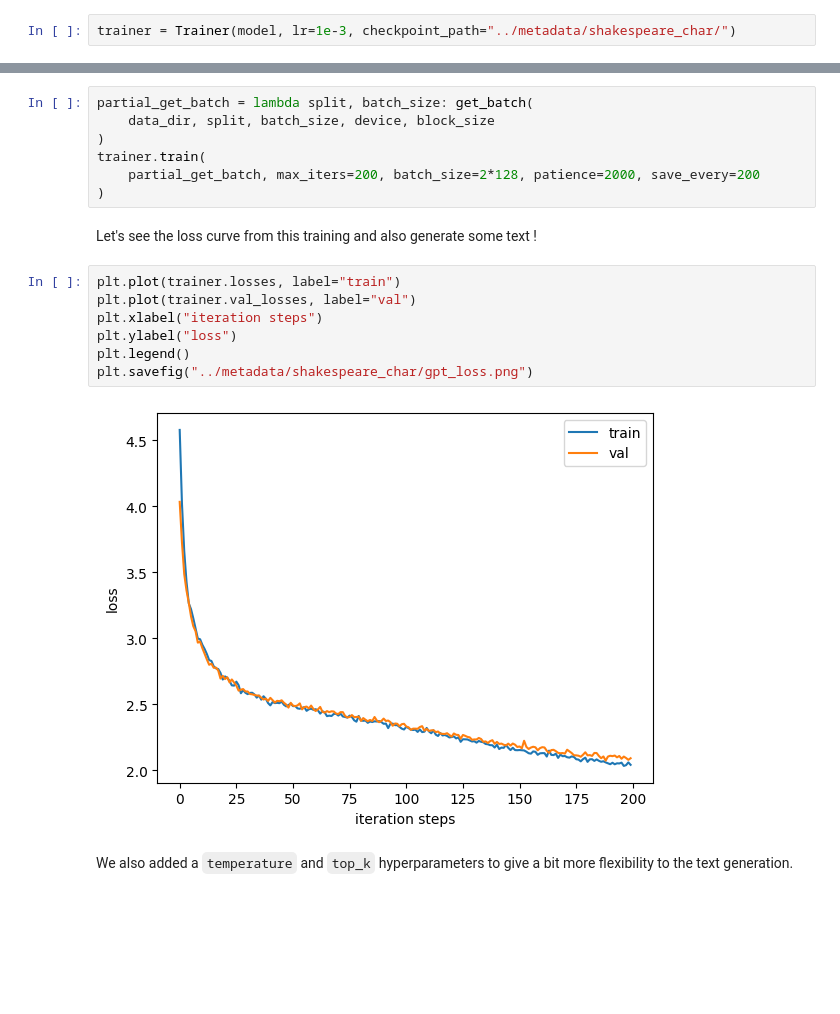
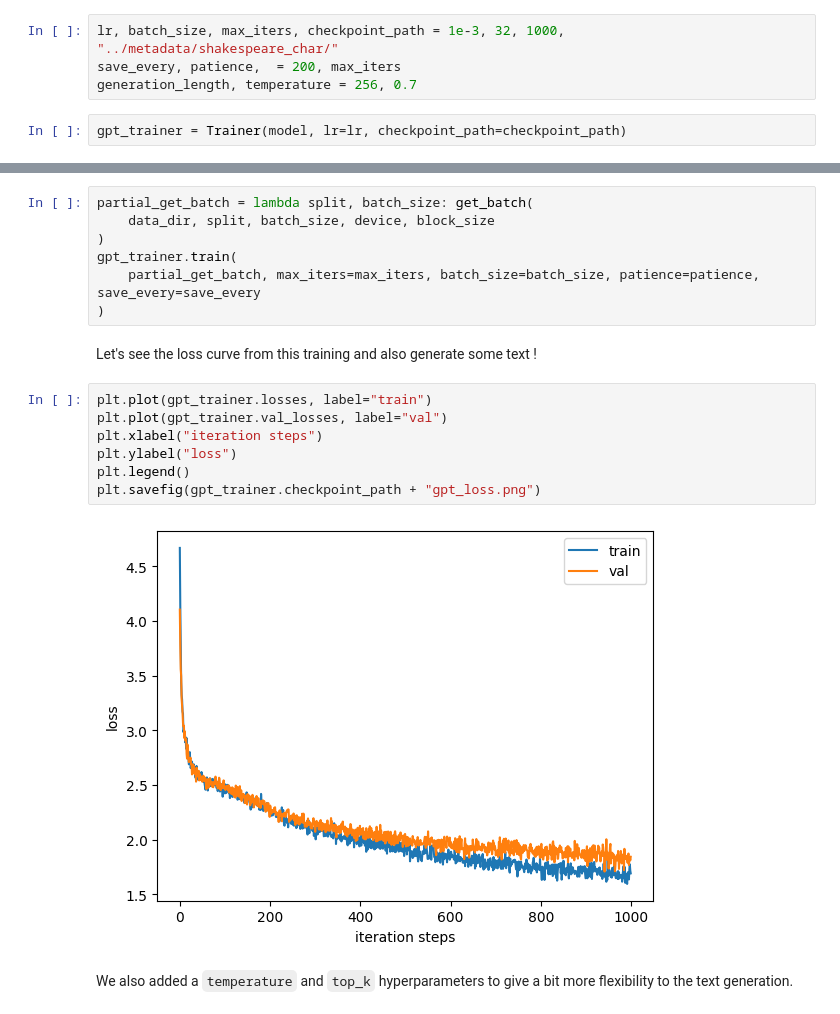
Before and after one commit to thibmonsel/nanoLLM, a Jupyter notebook: notebooks/shakespeare_char.ipynb, the cells around one changed output, grey strips where cells are left out. Drawn from its saved outputs; the diff is of its cells as text; blank space fills up the shorter version.

```diff
--- a/notebooks/shakespeare_char.ipynb
+++ b/notebooks/shakespeare_char.ipynb
@@ -72,8 +72,12 @@ print("GPT number of parameters:", sum(p.numel() for p in model.parameters()))
 GPT number of parameters: 813889
 # %% [markdown]
 We instantiate also our `GPTTrainer` code from `nanoLLMs/trainer/gpt_trainer.py`.
+# %%
+lr, batch_size, max_iters, checkpoint_path = 1e-3, 32, 1000, "../metadata/shakespeare_char/"
+save_every, patience,  = 200, max_iters
+generation_length, temperature = 256, 0.7
 # %%
-trainer = Trainer(model, lr=1e-3, checkpoint_path="../metadata/shakespeare_char/")
+gpt_trainer = Trainer(model, lr=lr, checkpoint_path=checkpoint_path)
 # %% [output]
 Created checkpoint directory at ../metadata/shakespeare_char/
 # %% [markdown]
@@ -87,20 +91,20 @@ We call the `train` method from our `trainer` that takes as input :
 partial_get_batch = lambda split, batch_size: get_batch(
     data_dir, split, batch_size, device, block_size
 )
-trainer.train(
-    partial_get_batch, max_iters=200, batch_size=2*128, patience=2000, save_every=200
+gpt_trainer.train(
+    partial_get_batch, max_iters=max_iters, batch_size=batch_size, patience=patience, save_every=save_every
 )
 # %% [markdown]
 Let's see the loss curve from this training and also generate some text !
 # %%
-plt.plot(trainer.losses, label="train")
-plt.plot(trainer.val_losses, label="val")
+plt.plot(gpt_trainer.losses, label="train")
+plt.plot(gpt_trainer.val_losses, label="val")
 plt.xlabel("iteration steps")
 plt.ylabel("loss")
 plt.legend()
-plt.savefig("../metadata/shakespeare_char/gpt_loss.png")
+plt.savefig(gpt_trainer.checkpoint_path + "gpt_loss.png")
 # %% [output]
-[figure, old version]
+[figure, new version]
 # %% [markdown]
 We also added a `temperature` and `top_k` hyperparameters to give a bit more flexibility to the text generation.
 # %%
```
Also changed, not shown: parts of 20 cells of this notebook, 4 other files.
